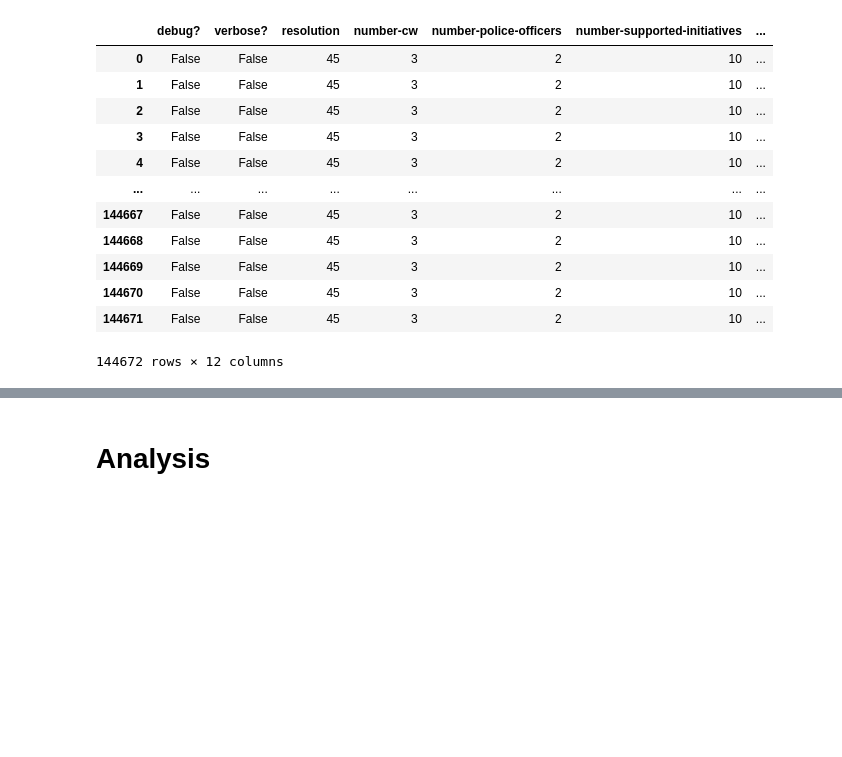
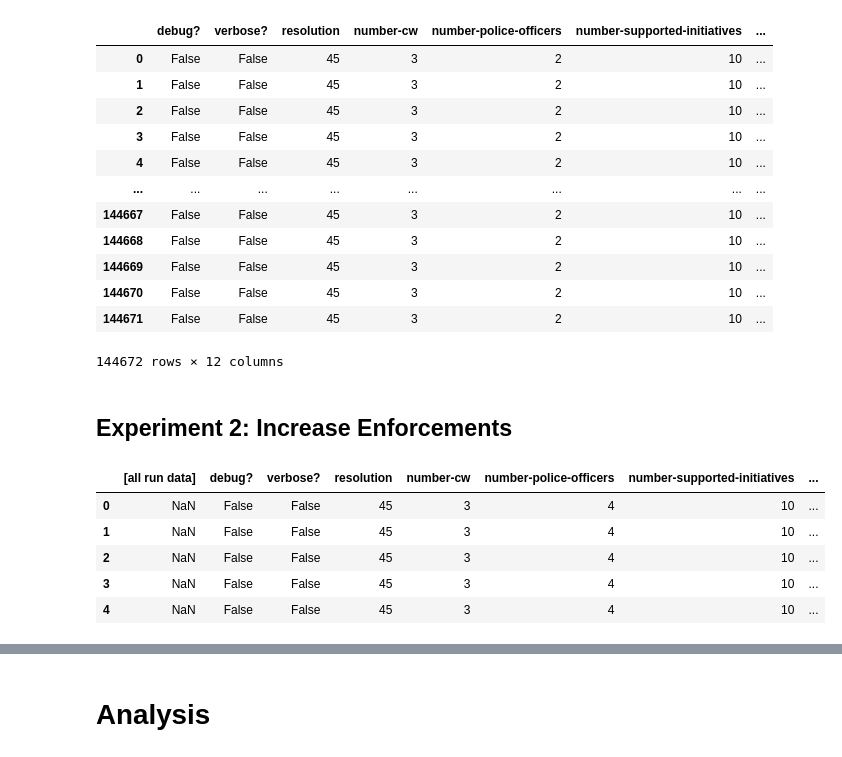
Before and after one commit to herzogrh/SEN1211-Agent-based-modelling, a Jupyter notebook: Model/Basecase_analysis.ipynb, the cells around one changed output, grey strips where cells are left out. Drawn from its saved outputs; the diff is of its cells as text; code cells hidden in the pictures; blank space fills up the shorter version.

```diff
--- a/Model/Basecase_analysis.ipynb
+++ b/Model/Basecase_analysis.ipynb
@@ -50,3 +52,15 @@ basecase
 | 144670 | False | False | 45 | 3 | 2 | 10 | ... |
 | 144671 | False | False | 45 | 3 | 2 | 10 | ... |
 144672 rows × 12 columns
+# %% [markdown]
+## Experiment 2: Increase Enforcements
+# %%
+experiment2 = pd.read_csv("experiments/Citizen_Model_Experiment_2_Increase_Enforcements-table.csv", skiprows= 22)
+experiment2.head()
+# %% [output]
+|  | [all run data] | debug? | verbose? | resolution | number-cw | number-police-officers | number-supported-initiatives | ... |
+| 0 | NaN | False | False | 45 | 3 | 4 | 10 | ... |
+| 1 | NaN | False | False | 45 | 3 | 4 | 10 | ... |
+| 2 | NaN | False | False | 45 | 3 | 4 | 10 | ... |
+| 3 | NaN | False | False | 45 | 3 | 4 | 10 | ... |
+| 4 | NaN | False | False | 45 | 3 | 4 | 10 | ... |
```
Also changed, not shown: parts of 8 cells of this notebook, 14 other files.
